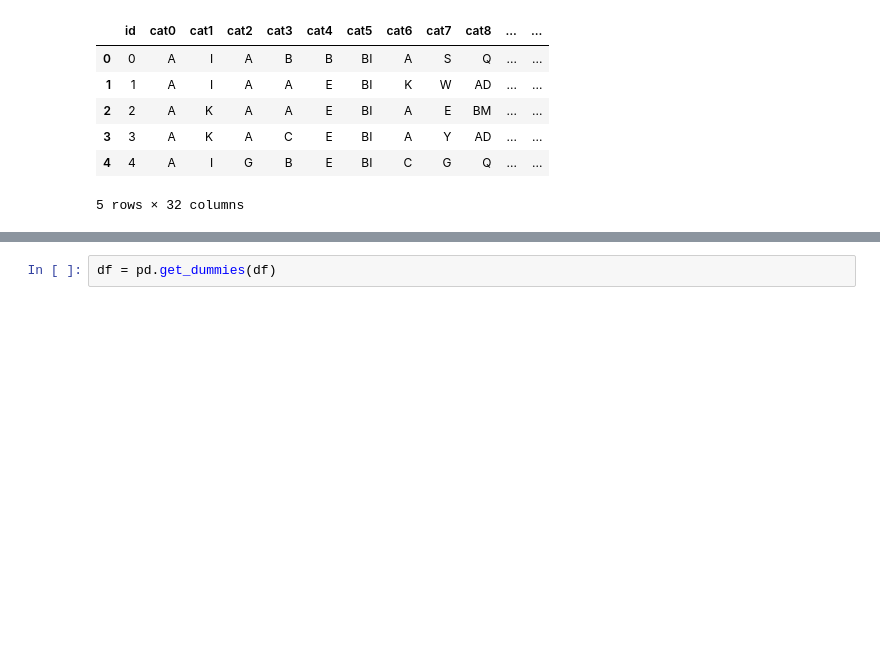
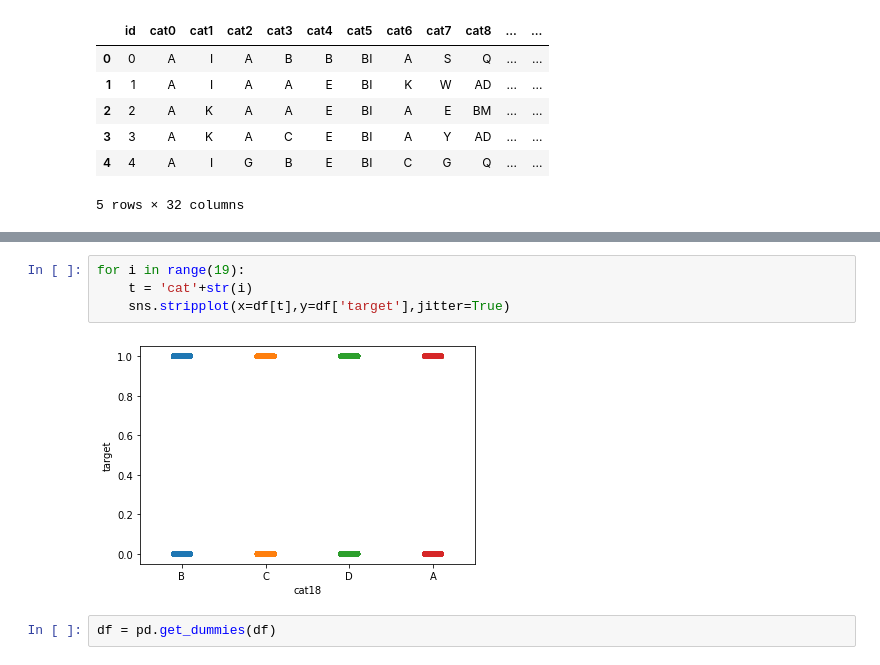
Before and after one commit to StarkPrince/warHammer, a Jupyter notebook: dealingProbs/python/ipynbs/tabular-playground-series-mar-2021/submission.ipynb, the cells around one changed output, grey strips where cells are left out. Cells and saved outputs as stored; diff of their text form; blank space fills up the shorter version.

```diff
--- a/dealingProbs/python/ipynbs/tabular-playground-series-mar-2021/submission.ipynb
+++ b/dealingProbs/python/ipynbs/tabular-playground-series-mar-2021/submission.ipynb
@@ -22,3 +39,9 @@ rf = RandomForestClassifier()
+# %%
+for i in range(19):
+    t = 'cat'+str(i)
+    sns.stripplot(x=df[t],y=df['target'],jitter=True)
+# %% [output]
+[figure, added]
 # %%
 df = pd.get_dummies(df)
 # %%
```
Also changed, not shown: parts of 9 cells of this notebook, 5 other files.
